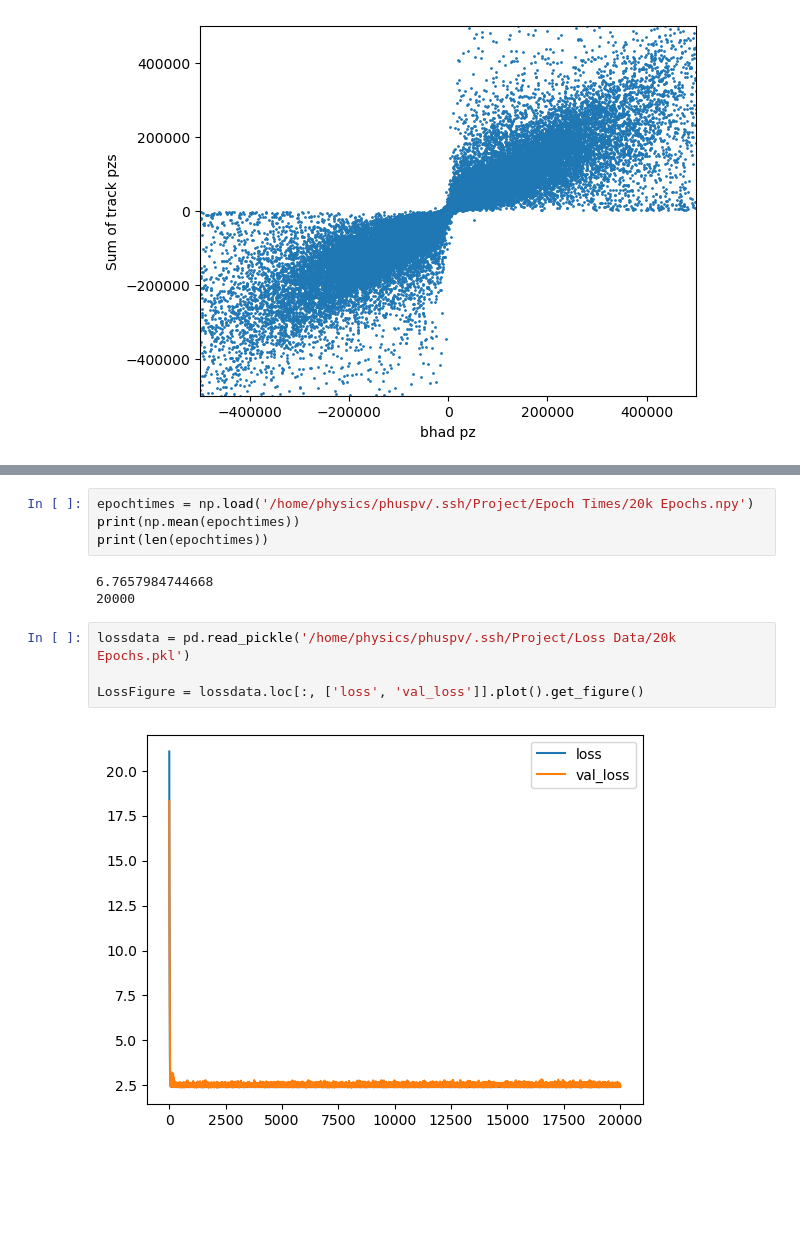
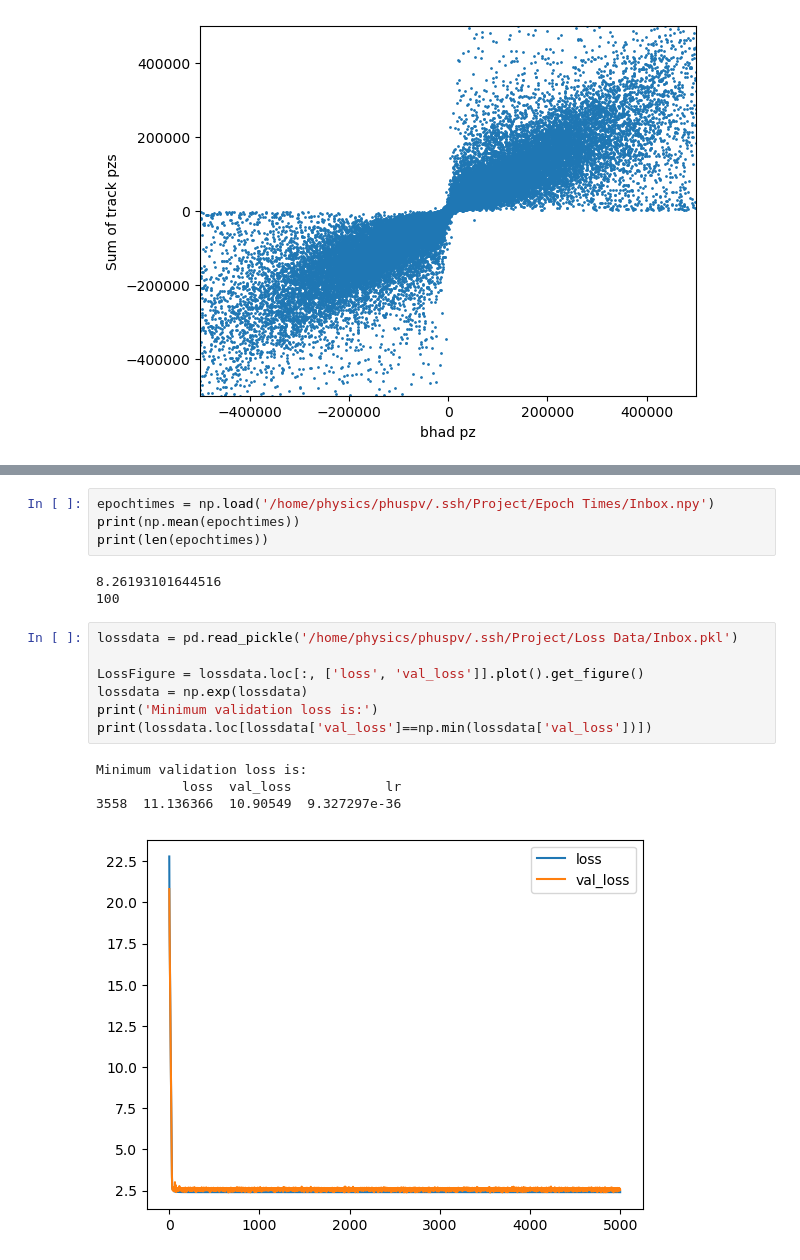
Before and after one commit to JJBarnes/JoshProject, a Jupyter notebook: Load_Model.ipynb, the cells around one changed output, grey strips where cells are left out. Saved outputs shown, nothing was run; the diff lists cells and outputs as text; blank space fills up the shorter version.

```diff
--- a/Load_Model.ipynb
+++ b/Load_Model.ipynb
@@ -345,13 +312,19 @@ fig
 # %%
-epochtimes = np.load('/home/physics/phuspv/.ssh/Project/Epoch Times/20k Epochs.npy')
+epochtimes = np.load('/home/physics/phuspv/.ssh/Project/Epoch Times/Inbox.npy')
 print(np.mean(epochtimes))
 print(len(epochtimes))
 # %% [output]
-6.7657984744668
-20000
+8.26193101644516
+100
 # %%
-lossdata = pd.read_pickle('/home/physics/phuspv/.ssh/Project/Loss Data/20k Epochs.pkl')
+lossdata = pd.read_pickle('/home/physics/phuspv/.ssh/Project/Loss Data/Inbox.pkl')
 
 LossFigure = lossdata.loc[:, ['loss', 'val_loss']].plot().get_figure()
+lossdata = np.exp(lossdata)
+print('Minimum validation loss is:')
+print(lossdata.loc[lossdata['val_loss']==np.min(lossdata['val_loss'])])
 # %% [output]
+Minimum validation loss is:
+           loss  val_loss            lr
+3558  11.136366  10.90549  9.327297e-36
-[figure, old version]
+[figure, new version]
```
Also changed, not shown: parts of 22 cells of this notebook, 3 other files.
